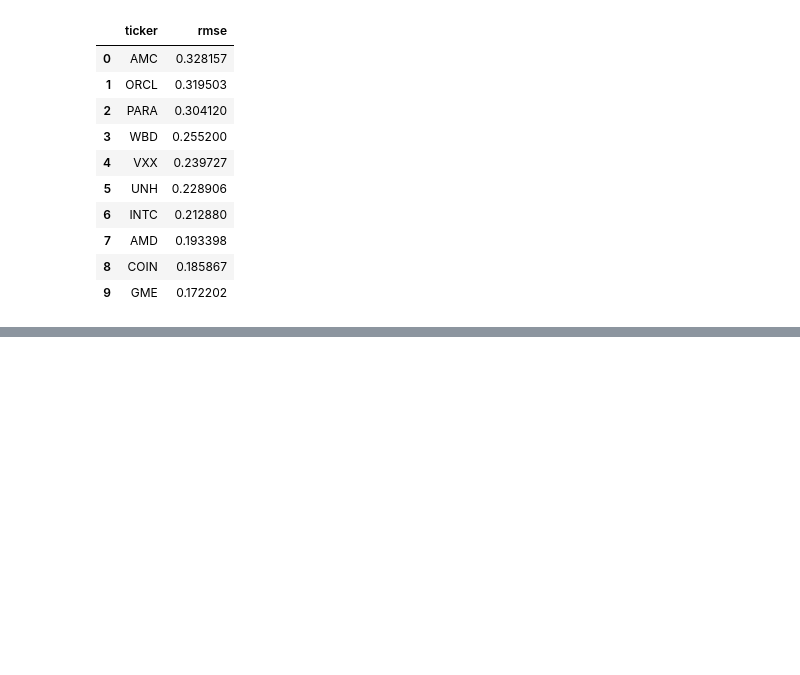
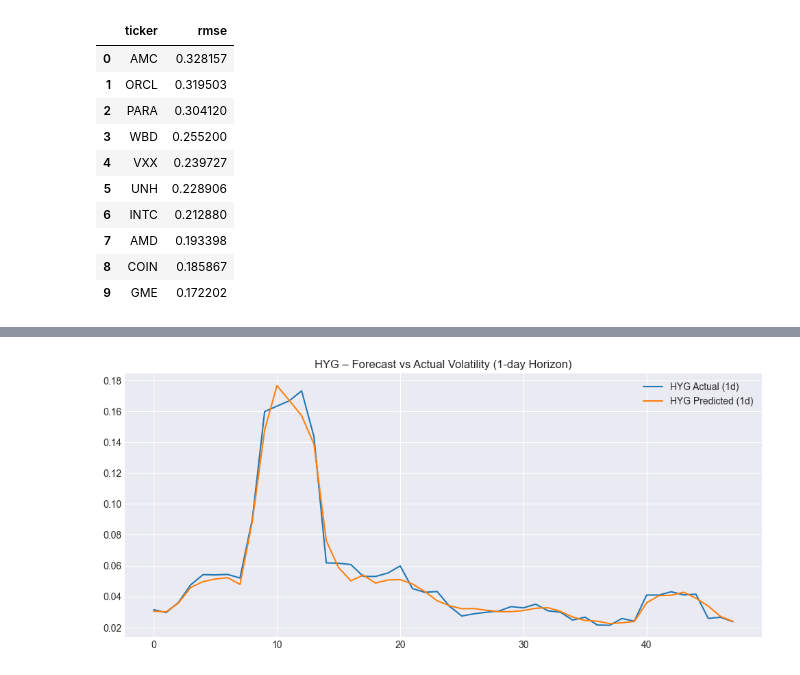
Before and after one commit to rahulmkarthik/VolSense, a Jupyter notebook: notebooks/global_lstm_training_multi.ipynb, the cells around one changed output, grey strips where cells are left out. Saved outputs shown, nothing was run; the diff lists cells and outputs as text; code cells hidden in the pictures; blank space fills up the shorter version.

```diff
--- a/notebooks/global_lstm_training_multi.ipynb
+++ b/notebooks/global_lstm_training_multi.ipynb
@@ -885,0 +1290,79 @@ Epoch 9/30 | Train Loss: 0.0113 | Val Loss: 0.0136
+# %%
+# ============================================================
+# 📈 Evaluate Multi-Horizon GlobalVolForecaster (1d, 5d, 10d)
+# ============================================================
+
+
+DEVICE = cfg.device
+MODEL = model.to(DEVICE)
+MODEL.eval()
+
+# --- Run inference ---
+all_preds, all_trues, all_tids = [], [], []
+
+with torch.no_grad():
+    for tid, X, y in val_loader:
+        tid, X, y = tid.to(DEVICE), X.to(DEVICE), y.to(DEVICE)
+        preds = MODEL(tid, X)
+        all_preds.append(preds.cpu().numpy())
+        all_trues.append(y.cpu().numpy())
+        all_tids.append(tid.cpu().numpy())
+
+preds_scaled = np.concatenate(all_preds)
+trues_scaled = np.concatenate(all_trues)
+tids = np.concatenate(all_tids)
+
+# --- Directly exp-transform since target was log(vol) ---
+preds_vol = np.exp(preds_scaled)
+trues_vol = np.exp(trues_scaled)
+
+# --- Aggregate metrics per horizon ---
+horizons = cfg.horizons if isinstance(cfg.horizons, (list, tuple)) else [cfg.horizons]
+rows = []
+for h_idx, h in enumerate(horizons):
+    rmse = np.sqrt(mean_squared_error(trues_vol[:, h_idx], preds_vol[:, h_idx]))
+    mae = mean_absolute_error(trues_vol[:, h_idx], preds_vol[:, h_idx])
+    rows.append({"horizon": h, "rmse": rmse, "mae": mae})
+metrics_overall = pd.DataFrame(rows)
+display(metrics_overall.style.set_caption("📊 Multi-Horizon RMSE & MAE"))
+
+# --- Per-ticker metrics ---
+rows = []
+id_to_ticker = {v: k for k, v in ticker_to_id.items()}
+for tid in np.unique(tids):
+    tkr = id_to_ticker[int(tid)]
+    mask = (tids == tid)
+    for h_idx, h in enumerate(horizons):
+        rows.append({
+            "ticker": tkr,
+            "horizon": h,
+            "rmse": np.sqrt(mean_squared_error(trues_vol[mask, h_idx], preds_vol[mask, h_idx])),
+            "mae": mean_absolute_error(trues_vol[mask, h_idx], preds_vol[mask, h_idx])
+        })
+metrics_df = pd.DataFrame(rows)
+display(metrics_df.head())
+
+# --- Representative plots for best tickers in each horizon ---
+for target_h in [1, 5, 10]:
+    if target_h not in horizons:
+        continue
+    best_tkr = (
+        metrics_df.query(f"horizon == {target_h}")
+        .sort_values("rmse")
+        .iloc[0]["ticker"]
+    )
+    tid_best = list(id_to_ticker.keys())[list(id_to_ticker.values()).index(best_tkr)]
+    mask = (tids == tid_best)
+    h_idx = horizons.index(target_h)
+
+    plt.figure(figsize=(12,5))
+    plt.plot(trues_vol[mask][:200, h_idx], label=f"{best_tkr} Actual ({target_h}d)")
+    plt.plot(preds_vol[mask][:200, h_idx], label=f"{best_tkr} Predicted ({target_h}d)")
+    plt.title(f"{best_tkr} – Forecast vs Actual Volatility ({target_h}-day Horizon)")
+    plt.legend()
+    plt.show()
+
+# --- Save metrics ---
+metrics_df.to_csv("../data/metrics/global_lstm_multi_metrics_v4.csv", index=False)
+print("💾 Saved metrics -> global_lstm_multi_metrics_v4.csv")
+# %% [output]
@@ -885,0 +1380 @@ Epoch 9/30 | Train Loss: 0.0113 | Val Loss: 0.0136
+[figure, added]
```
Also changed, not shown: parts of 18 cells of this notebook, 31 other files.
